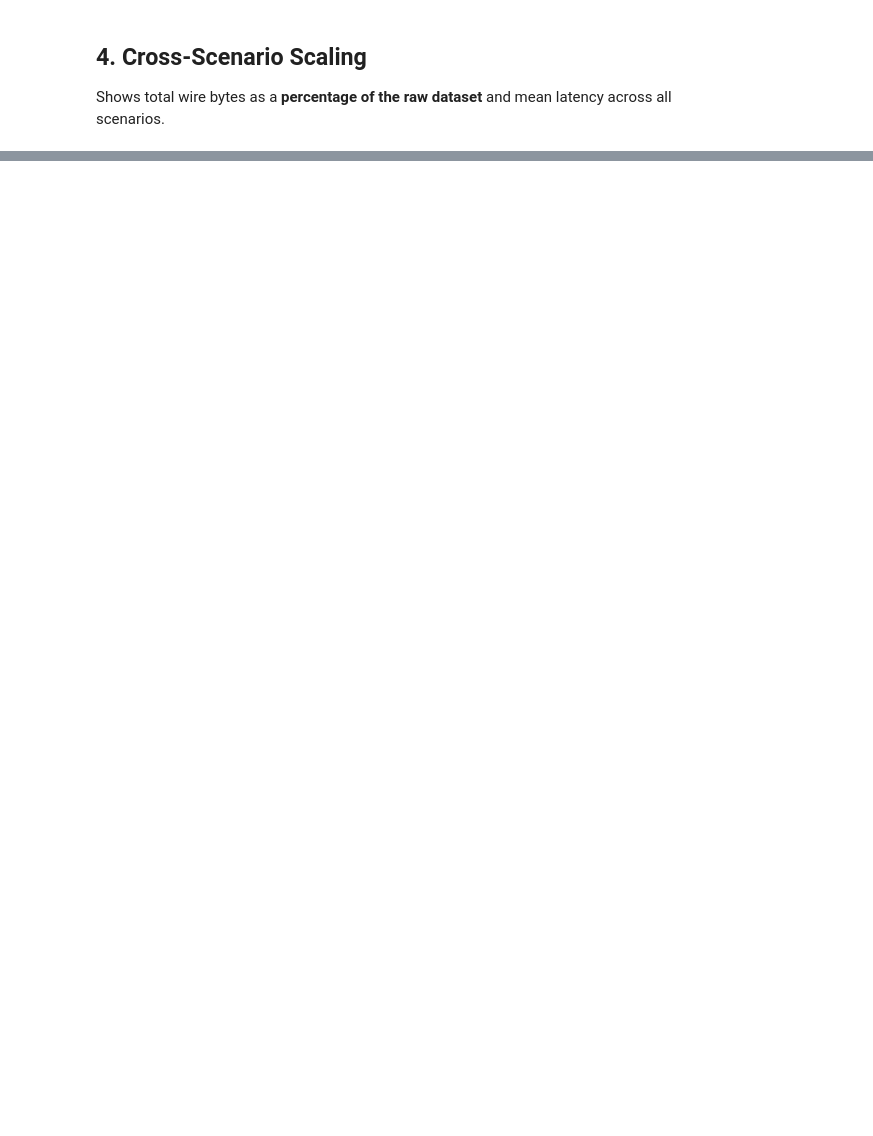
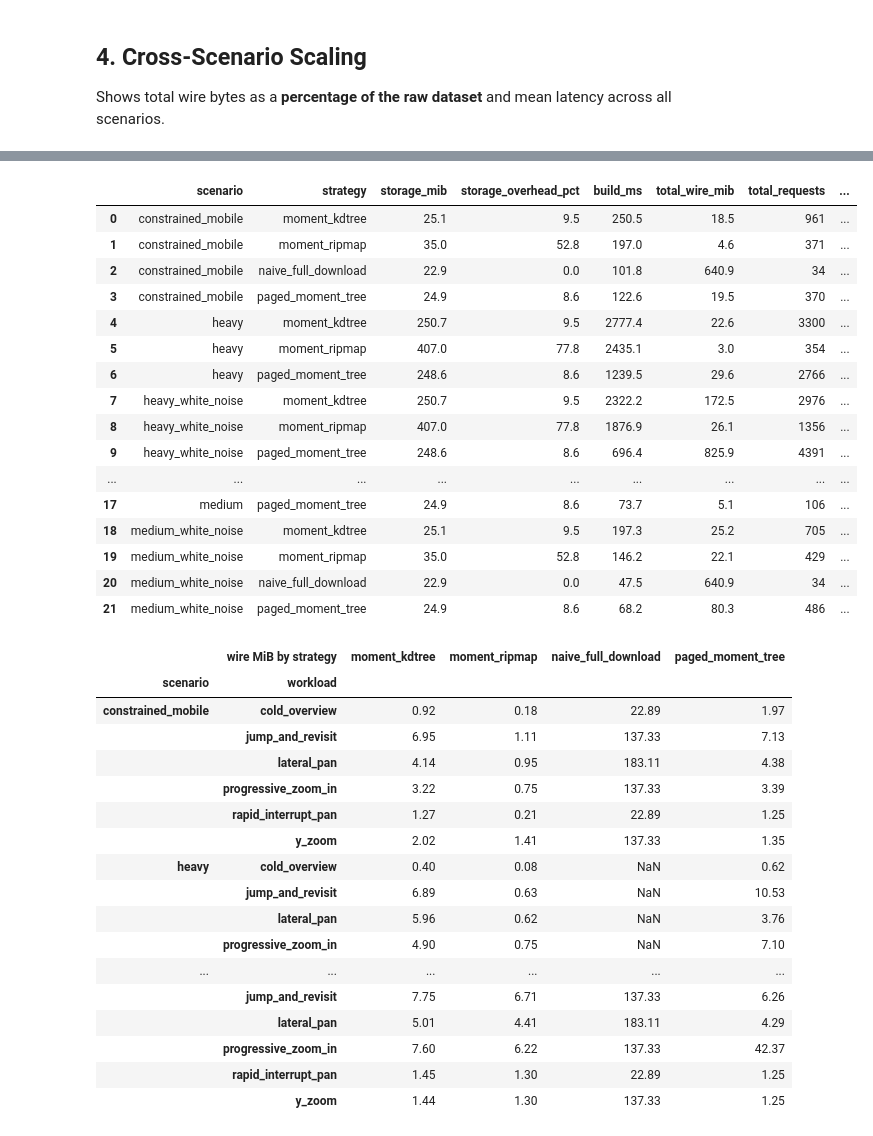
Before and after one commit to GDX64/Pink-lemonade, a Jupyter notebook: benchmarks/analysis.ipynb, the cells around one changed output, grey strips where cells are left out. Drawn from its saved outputs; the diff is of its cells as text; code cells hidden in the pictures; blank space fills up the shorter version.

```diff
--- a/benchmarks/analysis.ipynb
+++ b/benchmarks/analysis.ipynb
@@ -323,0 +401,52 @@ plt.show()
+# %%
+storage = (
+    workloads_df.groupby(["scenario", "strategy"], as_index=False)
+    .agg(storage_mib=("storage_kib", lambda s: s.iloc[0] / 1024.0),
+         storage_overhead_pct=("storage_overhead_pct", "first"),
+         build_ms=("build_ms", "first"),
+         total_wire_mib=("wire_kib", lambda s: s.sum() / 1024.0),
+         total_requests=("requests", "sum"),
+         mean_latency_ms=("mean_latency_ms", "mean"))
+)
+display(storage.round(1))
+
+pivot = workloads_df.pivot_table(index=["scenario", "workload"], columns="strategy", values="wire_kib")
+display((pivot / 1024.0).round(2).rename_axis(columns="wire MiB by strategy"))
+lat = workloads_df.pivot_table(index=["scenario", "workload"], columns="strategy", values="mean_latency_ms")
+display(lat.round(0).rename_axis(columns="mean latency ms by strategy"))
+# %% [output]
+|  | scenario | strategy | storage_mib | storage_overhead_pct | build_ms | total_wire_mib | total_requests | ... |
+| 0 | constrained_mobile | moment_kdtree | 25.1 | 9.5 | 250.5 | 18.5 | 961 | ... |
+| 1 | constrained_mobile | moment_ripmap | 35.0 | 52.8 | 197.0 | 4.6 | 371 | ... |
+| 2 | constrained_mobile | naive_full_download | 22.9 | 0.0 | 101.8 | 640.9 | 34 | ... |
+| 3 | constrained_mobile | paged_moment_tree | 24.9 | 8.6 | 122.6 | 19.5 | 370 | ... |
+| 4 | heavy | moment_kdtree | 250.7 | 9.5 | 2777.4 | 22.6 | 3300 | ... |
+| 5 | heavy | moment_ripmap | 407.0 | 77.8 | 2435.1 | 3.0 | 354 | ... |
+| 6 | heavy | paged_moment_tree | 248.6 | 8.6 | 1239.5 | 29.6 | 2766 | ... |
+| 7 | heavy_white_noise | moment_kdtree | 250.7 | 9.5 | 2322.2 | 172.5 | 2976 | ... |
+| 8 | heavy_white_noise | moment_ripmap | 407.0 | 77.8 | 1876.9 | 26.1 | 1356 | ... |
+| 9 | heavy_white_noise | paged_moment_tree | 248.6 | 8.6 | 696.4 | 825.9 | 4391 | ... |
+| ... | ... | ... | ... | ... | ... | ... | ... | ... |
+| 17 | medium | paged_moment_tree | 24.9 | 8.6 | 73.7 | 5.1 | 106 | ... |
+| 18 | medium_white_noise | moment_kdtree | 25.1 | 9.5 | 197.3 | 25.2 | 705 | ... |
+| 19 | medium_white_noise | moment_ripmap | 35.0 | 52.8 | 146.2 | 22.1 | 429 | ... |
+| 20 | medium_white_noise | naive_full_download | 22.9 | 0.0 | 47.5 | 640.9 | 34 | ... |
+| 21 | medium_white_noise | paged_moment_tree | 24.9 | 8.6 | 68.2 | 80.3 | 486 | ... |
+|  | wire MiB by strategy | moment_kdtree | moment_ripmap | naive_full_download | paged_moment_tree |
+| scenario | workload |  |  |  |  |
+| constrained_mobile | cold_overview | 0.92 | 0.18 | 22.89 | 1.97 |
+|  | jump_and_revisit | 6.95 | 1.11 | 137.33 | 7.13 |
+|  | lateral_pan | 4.14 | 0.95 | 183.11 | 4.38 |
+|  | progressive_zoom_in | 3.22 | 0.75 | 137.33 | 3.39 |
+|  | rapid_interrupt_pan | 1.27 | 0.21 | 22.89 | 1.25 |
+|  | y_zoom | 2.02 | 1.41 | 137.33 | 1.35 |
+| heavy | cold_overview | 0.40 | 0.08 | NaN | 0.62 |
+|  | jump_and_revisit | 6.89 | 0.63 | NaN | 10.53 |
+|  | lateral_pan | 5.96 | 0.62 | NaN | 3.76 |
+|  | progressive_zoom_in | 4.90 | 0.75 | NaN | 7.10 |
+| ... | ... | ... | ... | ... | ... |
+|  | jump_and_revisit | 7.75 | 6.71 | 137.33 | 6.26 |
+|  | lateral_pan | 5.01 | 4.41 | 183.11 | 4.29 |
+|  | progressive_zoom_in | 7.60 | 6.22 | 137.33 | 42.37 |
+|  | rapid_interrupt_pan | 1.45 | 1.30 | 22.89 | 1.25 |
+|  | y_zoom | 1.44 | 1.30 | 137.33 | 1.25 |
```
Also changed, not shown: parts of 10 cells of this notebook, 36 other files.
